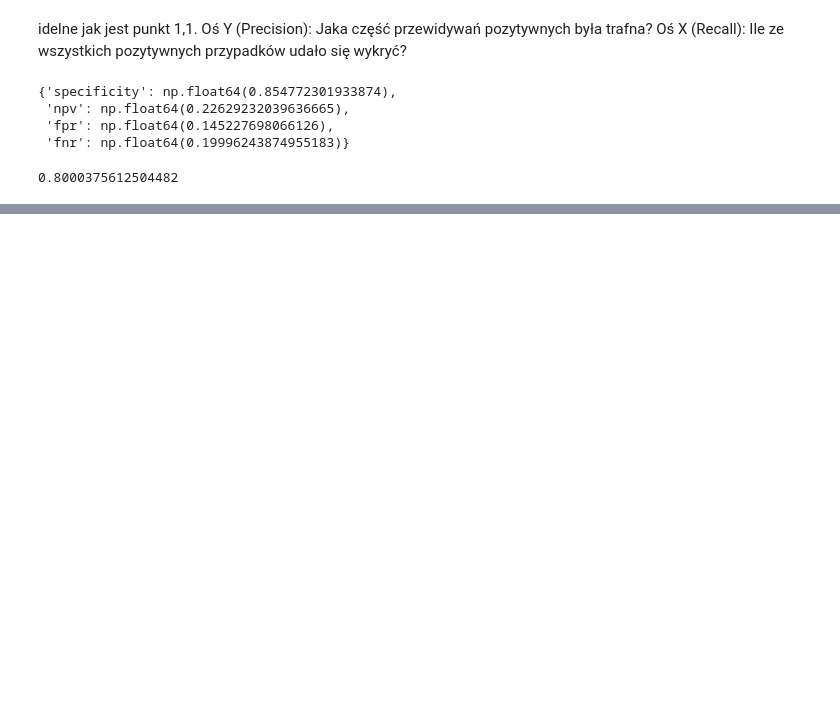
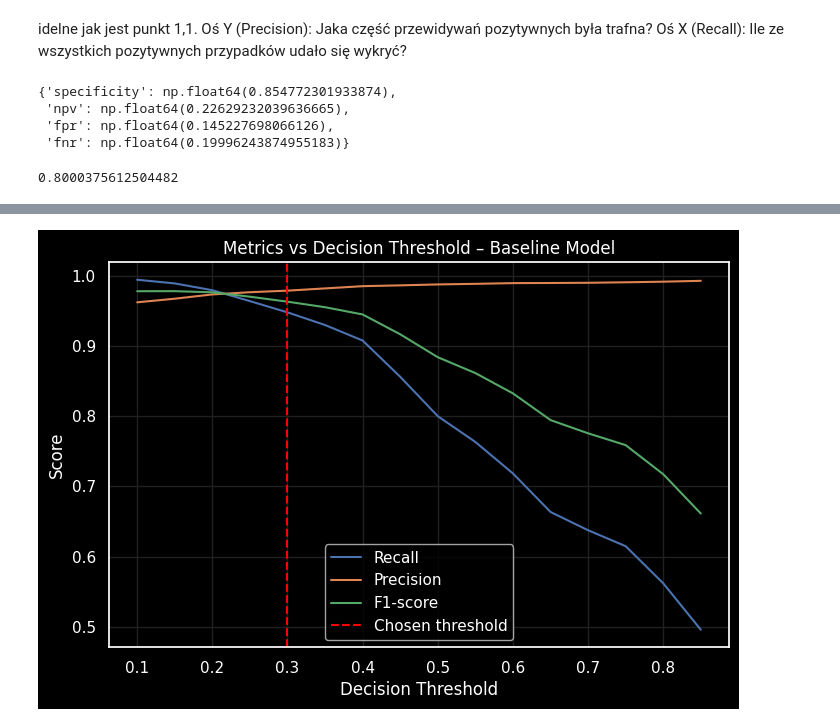
Before and after one commit to mikolajek22/IoT-Intrusion-Detection, a Jupyter notebook: project.ipynb, the cells around one changed output, grey strips where cells are left out. Saved outputs shown, nothing was run; the diff lists cells and outputs as text; code cells hidden in the pictures; blank space fills up the shorter version.

```diff
--- a/project.ipynb
+++ b/project.ipynb
@@ -1031,0 +1328,16 @@ display(conf_metric)
+# %%
+plt.figure(figsize=(8, 5))
+plt.plot(threshold_df['threshold'], threshold_df['recall'], label='Recall')
+plt.plot(threshold_df['threshold'], threshold_df['precision'], label='Precision')
+plt.plot(threshold_df['threshold'], threshold_df['f1'], label='F1-score')
+
+plt.axvline(x=0.30, linestyle='--', color='red', label='Chosen threshold')
+
+plt.xlabel("Decision Threshold")
+plt.ylabel("Score")
+plt.title("Metrics vs Decision Threshold – Baseline Model")
+plt.legend()
+plt.grid(True)
+plt.show()
+# %% [output]
+[figure, added]
```
Also changed, not shown: parts of 83 cells of this notebook.
